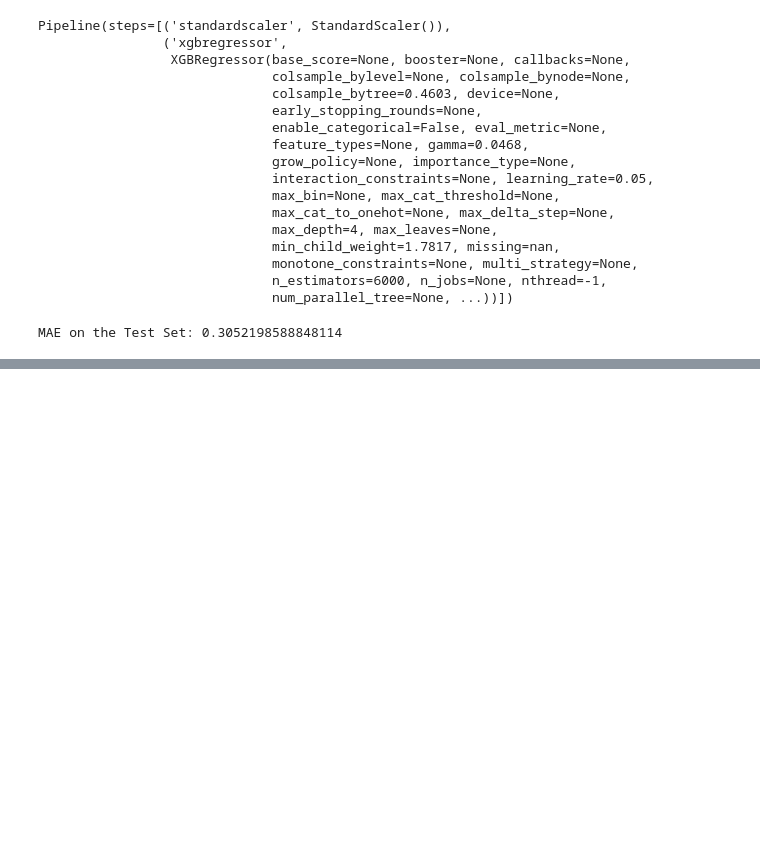
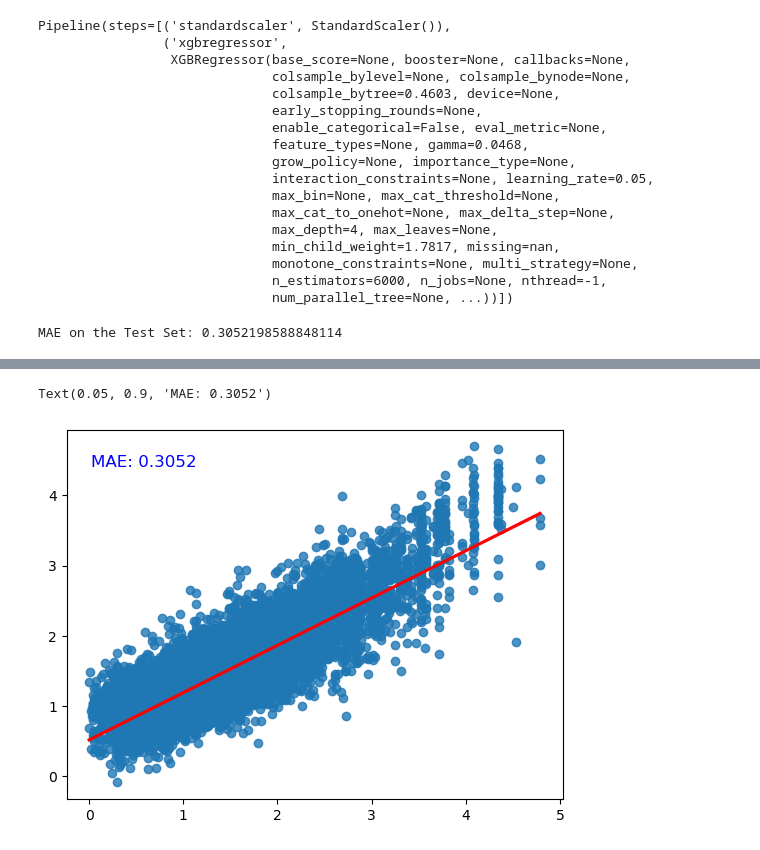
Before and after one commit to Benz-Poobua/ESS-469-Project, a Jupyter notebook: ESS 469 Project Draft .ipynb, the cells around one changed output, grey strips where cells are left out. Saved outputs shown, nothing was run; the diff lists cells and outputs as text; code cells hidden in the pictures; blank space fills up the shorter version.

```diff
--- a/ESS 469 Project Draft .ipynb
+++ b/ESS 469 Project Draft .ipynb
@@ -158,0 +182,9 @@ MAE on the Test Set: 0.3052198588848114
+# %%
+# Calculate performance metric (e.g., Mean Absolute Error)
+mae = mean_absolute_error(y_test_array, y_pred)
+sns.regplot(x=y_test_array, y=y_pred, line_kws={'color': 'red'})
+# Annotate the plot with performance metric
+plt.annotate(f'MAE: {mae:.4f}', xy=(0.05, 0.9), xycoords='axes fraction', fontsize=12, color='blue')
+# %% [output]
+Text(0.05, 0.9, 'MAE: 0.3052')
+[figure, added]
```
Also changed, not shown: parts of 2 cells of this notebook.
